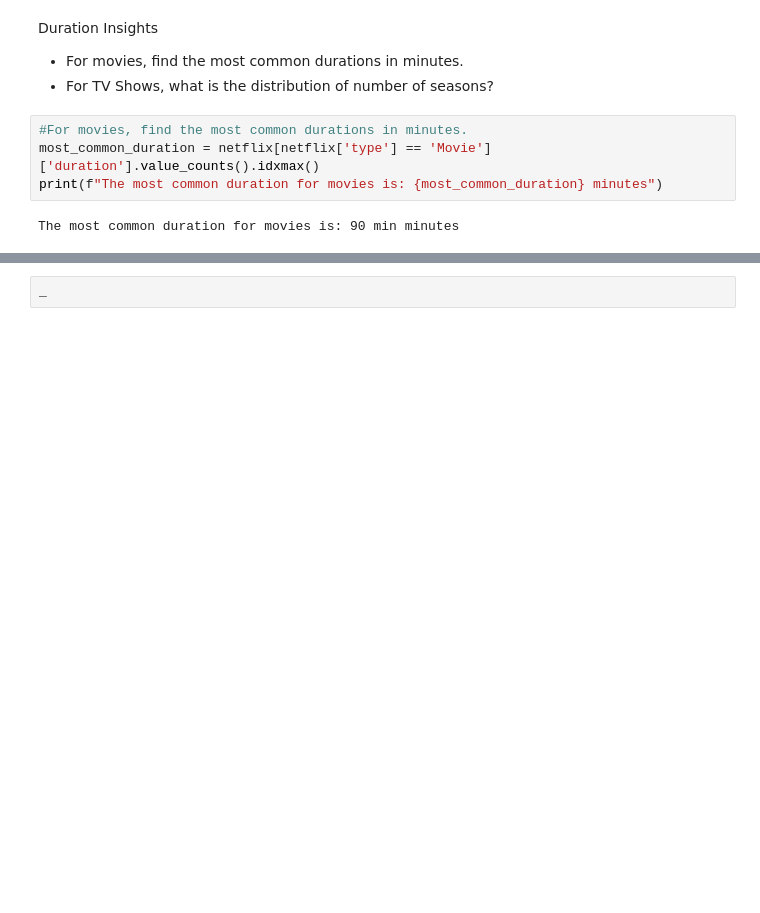
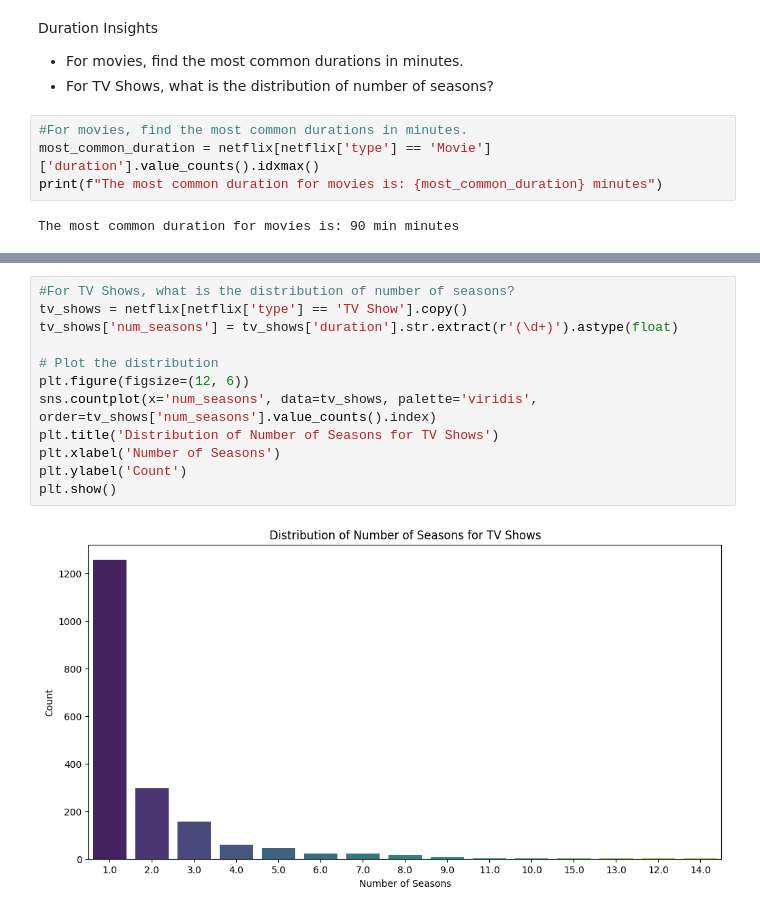
Before and after one commit to prabhumkpeak/AI_MI, a Jupyter notebook: .venv-1/EDA_Netflix.ipynb, the cells around one changed output, grey strips where cells are left out. Drawn from its saved outputs; the diff is of its cells as text; blank space fills up the shorter version.

```diff
--- a/.venv-1/EDA_Netflix.ipynb
+++ b/.venv-1/EDA_Netflix.ipynb
@@ -426,2 +443,14 @@ The most common duration for movies is: 90 min minutes
 # %%
-_
+#For TV Shows, what is the distribution of number of seasons?
+tv_shows = netflix[netflix['type'] == 'TV Show'].copy()
+tv_shows['num_seasons'] = tv_shows['duration'].str.extract(r'(\d+)').astype(float)
+
+# Plot the distribution
+plt.figure(figsize=(12, 6))
+sns.countplot(x='num_seasons', data=tv_shows, palette='viridis', order=tv_shows['num_seasons'].value_counts().index)
+plt.title('Distribution of Number of Seasons for TV Shows')
+plt.xlabel('Number of Seasons')
+plt.ylabel('Count')
+plt.show()
+# %% [output]
+[figure, added]
```
Also changed, not shown: parts of 2 cells of this notebook.
